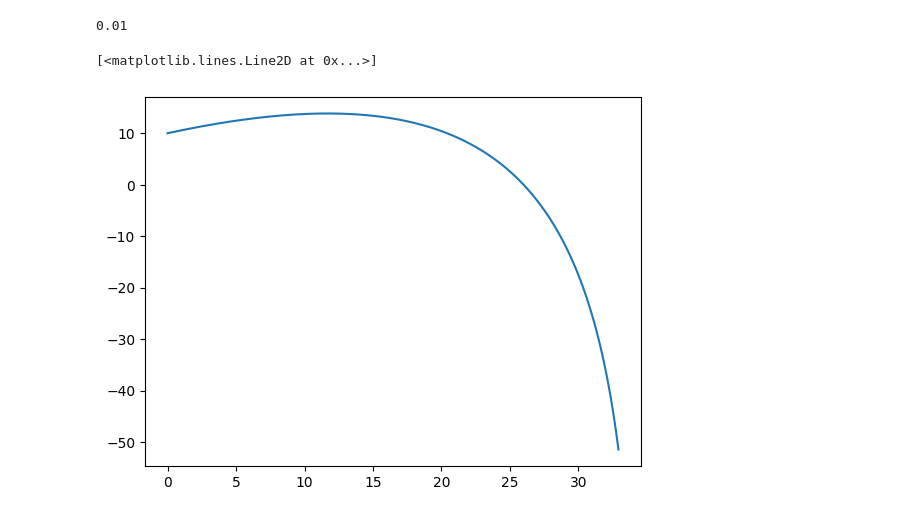
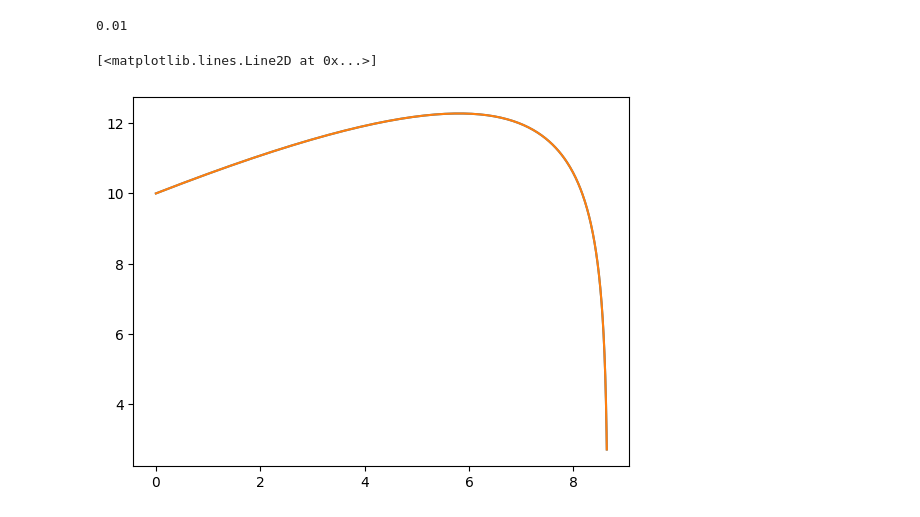
Before and after one commit to JuanDavidSantacruzRoca/MetodosComputacionalesII, a Jupyter notebook: Week3/ParabolicoFriccion.ipynb, the cells around one changed output. Drawn from its saved outputs; the diff is of its cells as text; code cells hidden in the pictures.

```diff
--- a/Week3/ParabolicoFriccion.ipynb
+++ b/Week3/ParabolicoFriccion.ipynb
@@ -8,7 +8,7 @@ g = 9.81
 b = 0.1    # Gamma/m  Gamma is the viscosity and m the mass
 # %%
 h = 0.01
-t = np.arange(0,6+h,h)
+t = np.arange(0,3+h,h)
 #t
 # %%
 def System(r,t,b):
@@ -51,7 +51,7 @@ def Integrator2(f,r0,t,b):
 
         R = np.array([x[i-1]+h*K1[0],y[i-1]+h*K1[1],vx[i-1]+h*K1[2],vy[i-1]+h*K1[3]])
 
-        K2 = f(R,t[i-1],b)
+        K2 = f(R,t[i-1]+h,b)
 
         x[i] = x[i-1] + 0.5*h*(K1[0]+K2[0])
         y[i] = y[i-1] + 0.5*h*(K1[1]+K2[1])
@@ -64,11 +64,14 @@ def Integrator2(f,r0,t,b):
 theta = 30*np.pi/180
 r0 = [0.,10,20*np.cos(theta),20*np.sin(theta)]
 # %%
-x,y,vx,vy = Integrator2(System,r0,t,0.5)
+x,y,vx,vy = Integrator2(System,r0,t,2.)
 # %% [output]
 0.01
+# %%
+r = integrate.odeint(System,r0,t,args=(2.,))
 # %%
 plt.plot(x,y)
+plt.plot(r[:,0],r[:,1])
 # %% [output]
 [<matplotlib.lines.Line2D at 0x...>]
-[figure, old version]
+[figure, new version]
```
Also changed, not shown: parts of 1 cell of this notebook.
